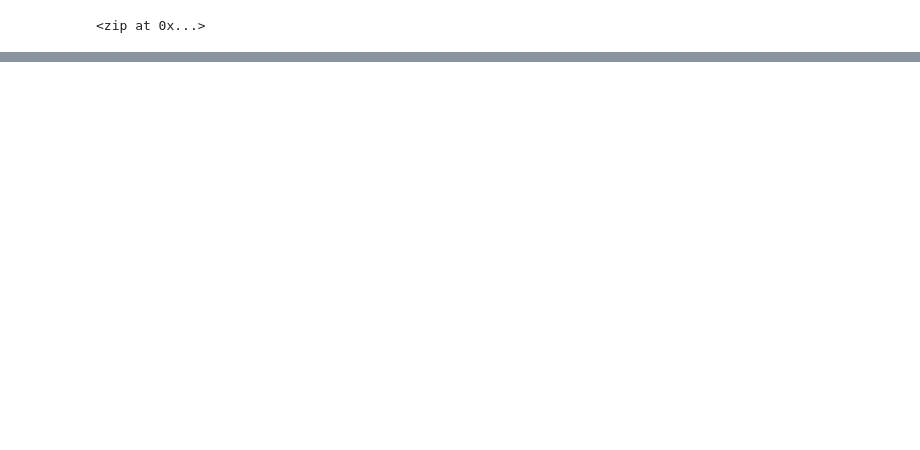
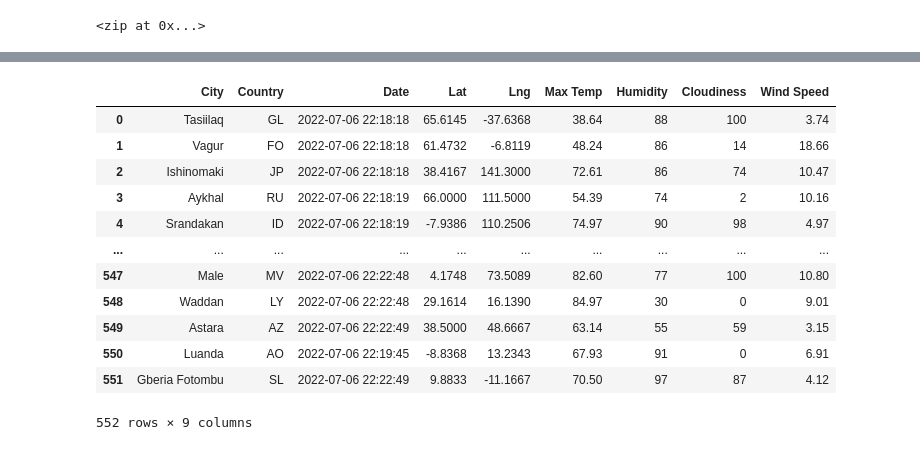
Before and after one commit to Wuyang080510/World_Weather_Analysis, a Jupyter notebook: weatherPy.ipynb, the cells around one changed output, grey strips where cells are left out. Cells and saved outputs as stored; diff of their text form; code cells hidden in the pictures; blank space fills up the shorter version.

Commit message:
modified gitignore file, updated weatherPy.ipynb, and added cities.csv file

```diff
--- a/weatherPy.ipynb
+++ b/weatherPy.ipynb
@@ -12,7 +16,3 @@ lat_lngs
 <zip at 0x...>
 # %%
 coordinates=list(lat_lngs)
-# %%
-# Use the print() function to display the latitude and longitude combinations.
-for coordinate in coordinates:
-    print(coordinate[0],coordinate[1])
@@ -52,0 +35,3 @@ len(cities)
+# %%
+# Starting URL for Weather Map API Call.
+url = "http://api.openweathermap.org/data/2.5/weather?units=Imperial&APPID=" + weather_api_key
@@ -52,0 +117,3 @@ len(cities)
+# %%
+# Convert the array of dictionaries to a pandas DataFrame
+city_data_df=pd.DataFrame(city_data)
@@ -52,0 +134,18 @@ len(cities)
+# %%
+new_column_orders=['City','Country','Date','Lat','Lng','Max Temp','Humidity','Cloudiness','Wind Speed']
+city_data_df=city_data_df[new_column_orders]
+city_data_df
+# %% [output]
+|  | City | Country | Date | Lat | Lng | Max Temp | Humidity | Cloudiness | Wind Speed |
+| 0 | Tasiilaq | GL | 2022-07-06 22:18:18 | 65.6145 | -37.6368 | 38.64 | 88 | 100 | 3.74 |
+| 1 | Vagur | FO | 2022-07-06 22:18:18 | 61.4732 | -6.8119 | 48.24 | 86 | 14 | 18.66 |
+| 2 | Ishinomaki | JP | 2022-07-06 22:18:18 | 38.4167 | 141.3000 | 72.61 | 86 | 74 | 10.47 |
+| 3 | Aykhal | RU | 2022-07-06 22:18:19 | 66.0000 | 111.5000 | 54.39 | 74 | 2 | 10.16 |
+| 4 | Srandakan | ID | 2022-07-06 22:18:19 | -7.9386 | 110.2506 | 74.97 | 90 | 98 | 4.97 |
+| ... | ... | ... | ... | ... | ... | ... | ... | ... | ... |
+| 547 | Male | MV | 2022-07-06 22:22:48 | 4.1748 | 73.5089 | 82.60 | 77 | 100 | 10.80 |
+| 548 | Waddan | LY | 2022-07-06 22:22:48 | 29.1614 | 16.1390 | 84.97 | 30 | 0 | 9.01 |
+| 549 | Astara | AZ | 2022-07-06 22:22:49 | 38.5000 | 48.6667 | 63.14 | 55 | 59 | 3.15 |
+| 550 | Luanda | AO | 2022-07-06 22:19:45 | -8.8368 | 13.2343 | 67.93 | 91 | 0 | 6.91 |
+| 551 | Gberia Fotombu | SL | 2022-07-06 22:22:49 | 9.8833 | -11.1667 | 70.50 | 97 | 87 | 4.12 |
+552 rows × 9 columns
```
Also changed, not shown: parts of 7 cells of this notebook, 2 other files.
